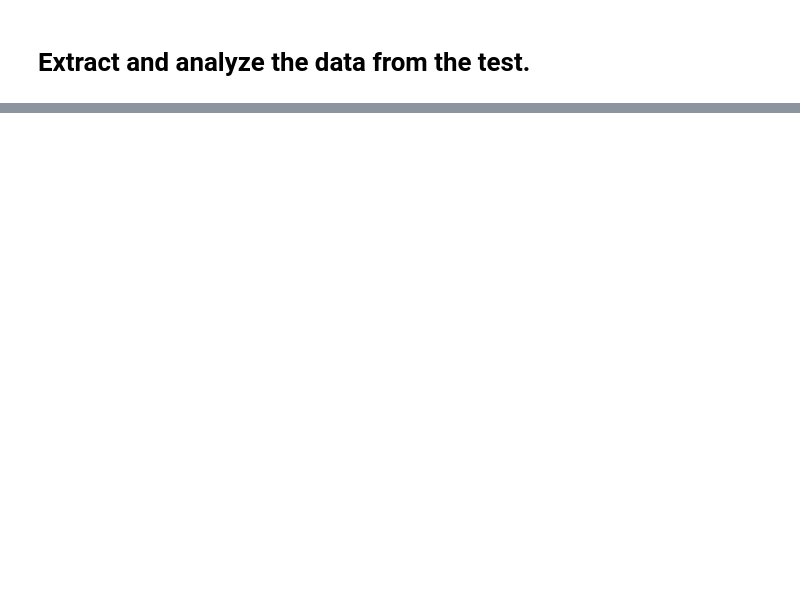
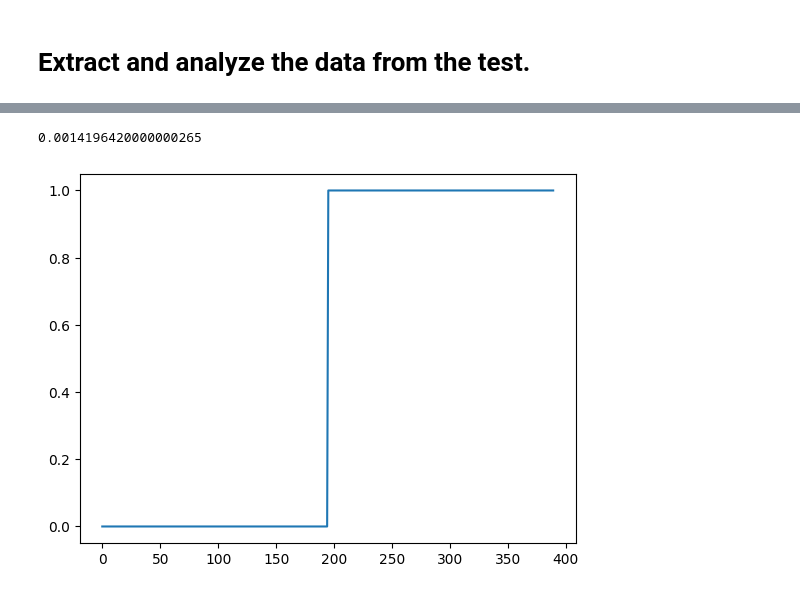
Before and after one commit to nick-lambert/fsm-exps, a Jupyter notebook: test_streamWriter.ipynb, the cells around one changed output, grey strips where cells are left out. Cells and saved outputs as stored; diff of their text form; code cells hidden in the pictures; blank space fills up the shorter version.

```diff
--- a/test_streamWriter.ipynb
+++ b/test_streamWriter.ipynb
@@ -251,0 +296,9 @@ print(latency)
+# %%
+shift_bool = total_shift>0.05
+shift_index = np.where(shift_bool == 1)[0][0]
+latency = times[shift_index] - fsm_command_time
+print(latency)
+plt.plot(shift_bool)
+# %% [output]
+0.0014196420000000265
+[figure, added]
```
Also changed, not shown: parts of 15 cells of this notebook, 4 other files.
